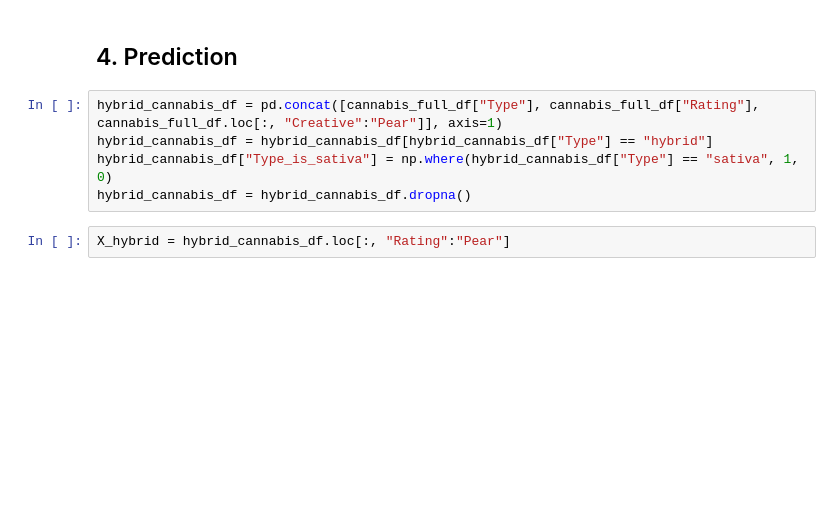
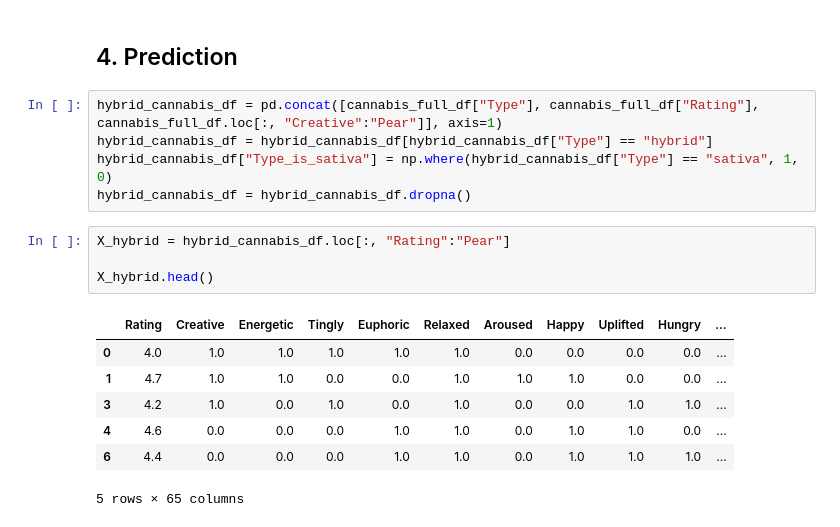
Before and after one commit to erikluu/MiniNeuralNet, a Jupyter notebook: process.ipynb, the cells around one changed output. Saved outputs shown, nothing was run; the diff lists cells and outputs as text; blank space fills up the shorter version.

```diff
--- a/process.ipynb
+++ b/process.ipynb
@@ -162,3 +187,13 @@ hybrid_cannabis_df["Type_is_sativa"] = np.where(hybrid_cannabis_df["Type"] == "s
 hybrid_cannabis_df = hybrid_cannabis_df.dropna()
 # %%
 X_hybrid = hybrid_cannabis_df.loc[:, "Rating":"Pear"]
+
+X_hybrid.head()
+# %% [output]
+|  | Rating | Creative | Energetic | Tingly | Euphoric | Relaxed | Aroused | Happy | Uplifted | Hungry | ... |
+| 0 | 4.0 | 1.0 | 1.0 | 1.0 | 1.0 | 1.0 | 0.0 | 0.0 | 0.0 | 0.0 | ... |
+| 1 | 4.7 | 1.0 | 1.0 | 0.0 | 0.0 | 1.0 | 1.0 | 1.0 | 0.0 | 0.0 | ... |
+| 3 | 4.2 | 1.0 | 0.0 | 1.0 | 0.0 | 1.0 | 0.0 | 0.0 | 1.0 | 1.0 | ... |
+| 4 | 4.6 | 0.0 | 0.0 | 0.0 | 1.0 | 1.0 | 0.0 | 1.0 | 1.0 | 0.0 | ... |
+| 6 | 4.4 | 0.0 | 0.0 | 0.0 | 1.0 | 1.0 | 0.0 | 1.0 | 1.0 | 1.0 | ... |
+5 rows × 65 columns
```
Also changed, not shown: parts of 13 cells of this notebook.
